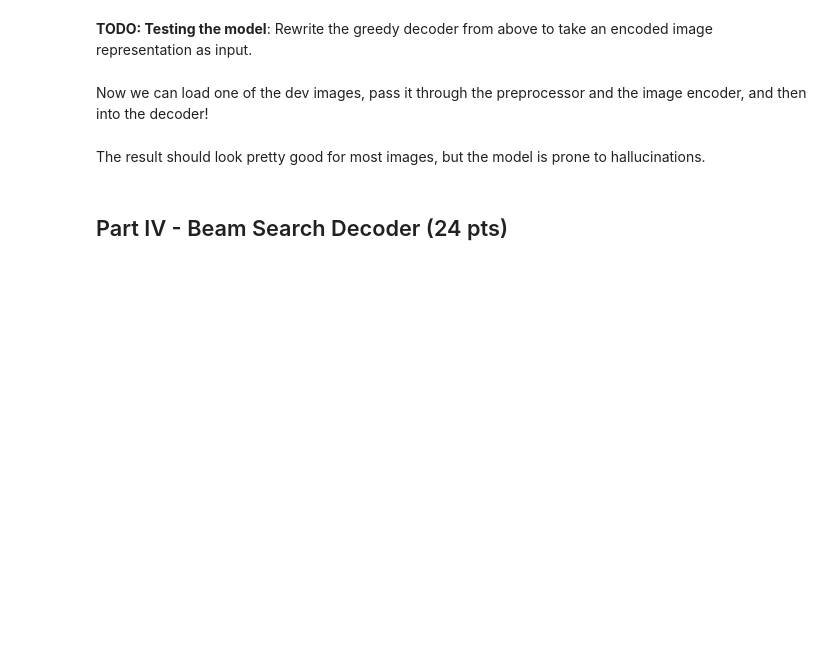
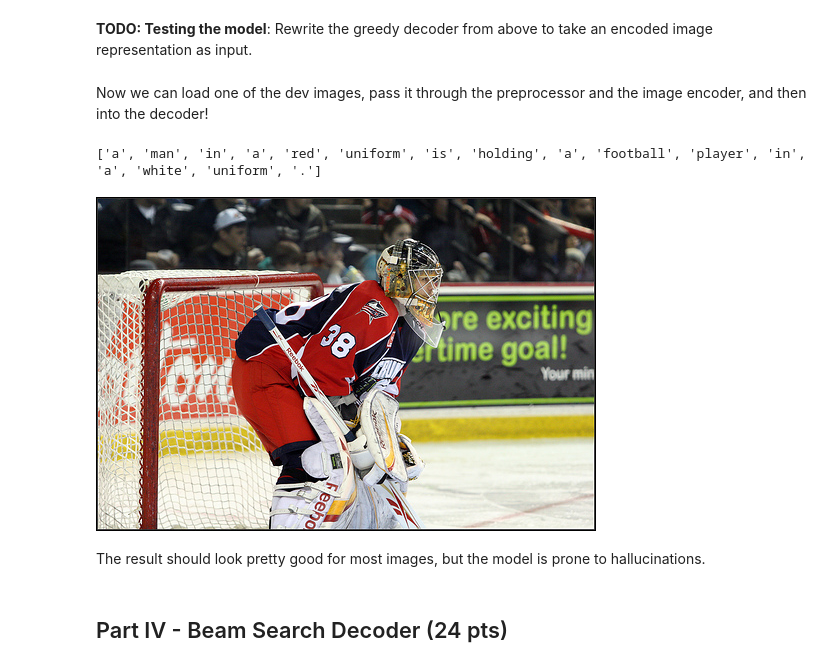
Before and after one commit to jiajiabinx/auto_caption, a Jupyter notebook: lstm_flickr_caption_generator_torch.ipynb, the cells around one changed output. Saved outputs shown, nothing was run; the diff lists cells and outputs as text; code cells hidden in the pictures; blank space fills up the shorter version.

Commit message:
Initial commit: Auto caption labeling

```diff
--- a/lstm_flickr_caption_generator_torch.ipynb
+++ b/lstm_flickr_caption_generator_torch.ipynb
@@ -513,5 +680,5 @@ class CaptionAndImage(Dataset):
         return img_data, input_enc, output_enc
 # %%
 joint_data = CaptionAndImage(train_list)
-img, i, o = data[0]
+img, i, o = joint_data[0]
 img.shape # should return torch.Size([512])
@@ -550,3 +708,20 @@ class CaptionGeneratorModel(nn.Module):
+# %%
+vocab_size = len(word_to_id)+1
+
+class CaptionGeneratorModel(nn.Module):
+
+    def __init__(self):
+        super(CaptionGeneratorModel, self).__init__()
+        self.word_embedding = nn.Embedding(vocab_size, 512)
+        self.lstm = nn.LSTM(1024, 512, num_layers = 1, bidirectional=False, batch_first=True)
+        self.output = nn.Linear(512,vocab_size)
+
+    def forward(self, img, input_seq):
+        word_embedding = self.word_embedding(input_seq)
+        img_expanded = img.unsqueeze(1).expand(-1,40,-1)
+        hidden = self.lstm(torch.cat((word_embedding,img_expanded),2))
+        out = self.output(hidden[0])
+        return out
 # %% [markdown]
 Let's try this new model on one item:
 # %%
@@ -625,21 +815,32 @@ train()
 # %% [markdown]
 **TODO: Testing the model**:
 Rewrite the greedy decoder from above to take an encoded image representation as input.
-# %%
-def greedy_decoder(img):
-    #TODO: Complete this method
-
-    result = None  # replace
-    return result
+# %%
+def greedy_decoder(img):
+    start_sequence = ["<START>"] + ["<PAD>"]*39
+    input_seq_encoded = torch.tensor([word_to_id[word] for word in start_sequence]).unsqueeze(0).to(DEVICE)
+    for i in range(40):
+        # print(img.unsqueeze(0).shape,input_seq_encoded.shape)
+        output_matrix = model(img.unsqueeze(0),input_seq_encoded)
+        output_position_code = output_matrix[0][i].argmax()
+        input_seq_encoded[0][i+1]= output_position_code
+        if output_position_code == word_to_id["<EOS>"]:
+            input_seq_encoded = input_seq_encoded[0][1:i+1]
+            break
+    result = [id_to_word[i] for i in input_seq_encoded.tolist()]
+    return result
 # %% [markdown]
 Now we can load one of the dev images, pass it through the preprocessor and the image encoder, and then into the decoder!
 # %%
-raw_img = PIL.Image.open(os.path.join(IMG_PATH, dev_list[199]))
+raw_img = PIL.Image.open(os.path.join(IMG_PATH, dev_list[200]))
 preprocessed_img = preprocess(raw_img).to(DEVICE)
 encoded_img = img_encoder(preprocessed_img.unsqueeze(0)).reshape((512))
-caption = sample_decoder(encoded_img)
+caption = greedy_decoder(encoded_img)
 print(caption)
 raw_img
+# %% [output]
+['a', 'man', 'in', 'a', 'red', 'uniform', 'is', 'holding', 'a', 'football', 'player', 'in', 'a', 'white', 'uniform', '.']
+[figure, added]
 # %% [markdown]
 The result should look pretty good for most images, but the model is prone to hallucinations.
 # %% [markdown]
```
Also changed, not shown: parts of 52 cells of this notebook, 4 other files.
